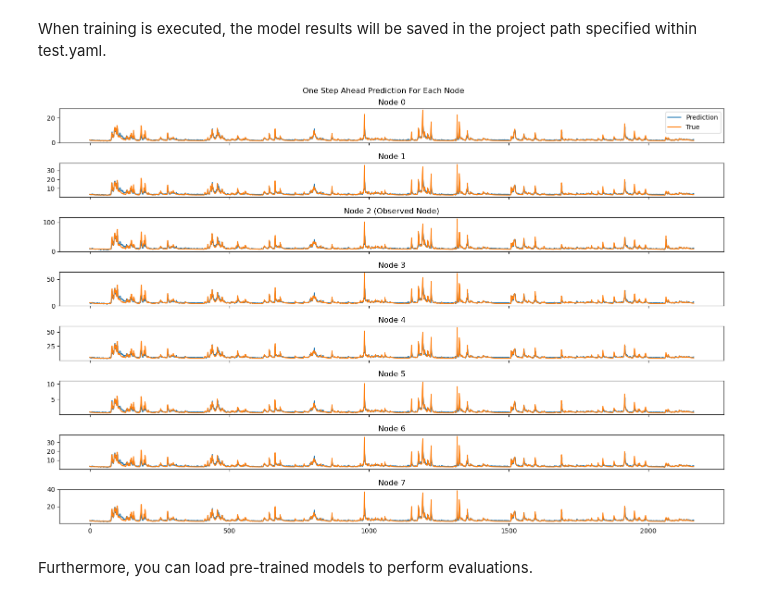
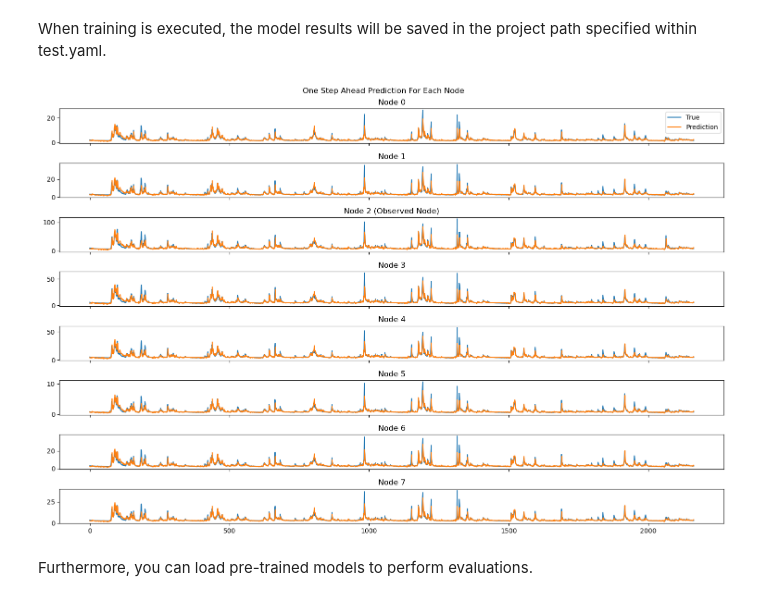
Before and after one commit to undertow515/GATWN, a Jupyter notebook: example.ipynb, the cells around one changed output. Saved outputs shown, nothing was run; the diff lists cells and outputs as text; code cells hidden in the pictures.

```diff
--- a/example.ipynb
+++ b/example.ipynb
@@ -114,35 +114,35 @@ e.train_full(ev=True) # train and evaluate the model locally to one specific cat
 # %%
 # 3번째 epoch 결과를 불러와 예측 결과를 확인해보겠습니다.
 import torch
 import matplotlib.pyplot as plt
 from dataset import DynamicGraphDataset
 import yaml
 ds = DynamicGraphDataset(config=yaml.safe_load(open("./config/test.yaml")), gauge_id="01052500", ds_type="eval")
 
 obs_idx = ds.outlet_idx # 2 is the outlet index of the catchment
 num_nodes = ds.num_nodes
-d = torch.load('runs/test/checkpoint/checkpoint_epoch_3.pt')
+d = torch.load('runs/test/checkpoint/checkpoint_epoch_4.pt')
 y_pred = d["results"]["01052500"]["y_pred"]
 y_true = d["results"]["01052500"]["y_true"]
 y_pred.shape, y_true.shape # (Time, Prediction Length, Number of nodes), (Time, Prediction Length, Number of nodes)
 
 # We can plot one step ahead prediction for each node
 
 fig, ax = plt.subplots(num_nodes, 1, figsize=(15, 10), sharex=True)
 for i in range(num_nodes):
+    ax[i].plot(y_true[:, 0, i], label="True")
     ax[i].plot(y_pred[:, 0,i], label="Prediction")
-    ax[i].plot(y_true[:, 0, i], label="True")
     ax[i].set_title(f"Node {i}")
 
     if i == 0:
         ax[i].legend()
     if i == obs_idx:
         ax[i].set_title(f"Node {i} (Observed Node)")
 
 fig.suptitle("One Step Ahead Prediction For Each Node")
 plt.tight_layout()
 # %% [output]
-[figure, old version]
+[figure, new version]
 # %% [markdown]
 Furthermore, you can load pre-trained models to perform evaluations.
 # %%
```
Also changed, not shown: parts of 10 cells of this notebook, 18 other files.
